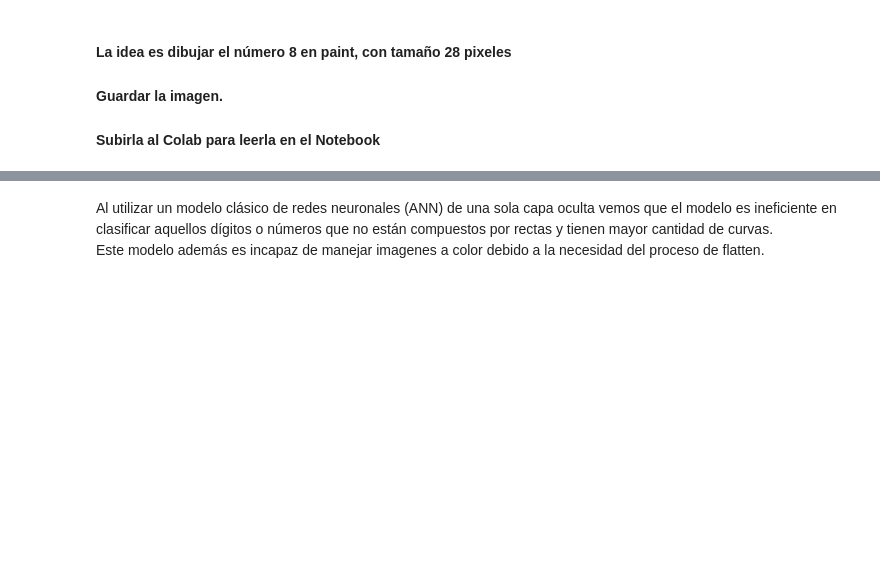
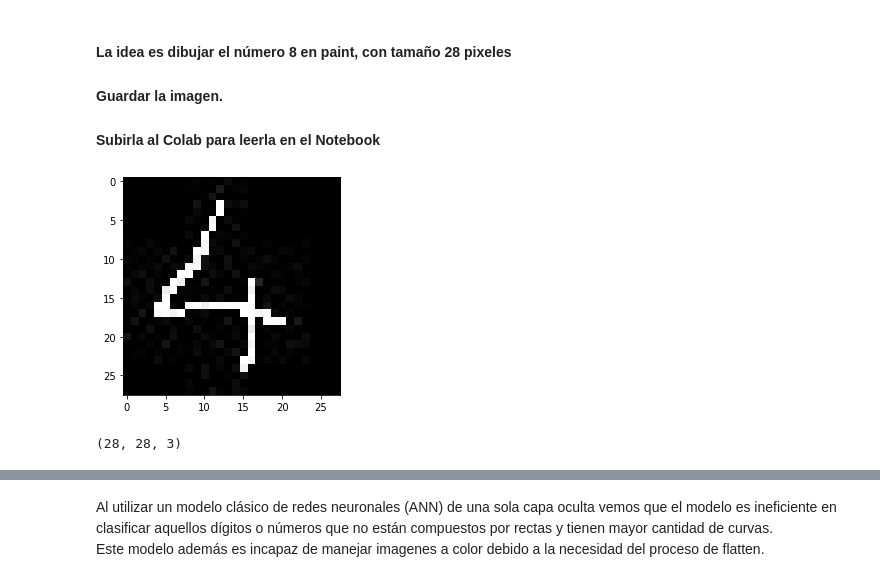
Before and after one commit to InoveAlumnos/redes_profundas_python, a Jupyter notebook: ejemplo_clase/2_mnist_ann.ipynb, the cells around one changed output, grey strips where cells are left out. Cells and saved outputs as stored; diff of their text form; code cells hidden in the pictures; blank space fills up the shorter version.

Commit message:
Prueba con cuatro.jpg

```diff
--- a/ejemplo_clase/2_mnist_ann.ipynb
+++ b/ejemplo_clase/2_mnist_ann.ipynb
@@ -373,8 +480,12 @@ y_hat_peores
 #### Guardar la imagen.
 #### Subirla al Colab para leerla en el Notebook
 # %%
-img1 = mpimg.imread('/content/cuatro.png')
+img1 = mpimg.imread('/content/cuatro.jpg')
 plt.imshow(img1)
 plt.show()
+# %% [output]
+[figure, added]
 # %%
 img1.shape
+# %% [output]
+(28, 28, 3)
```
Also changed, not shown: parts of 35 cells of this notebook, 1 other file.
